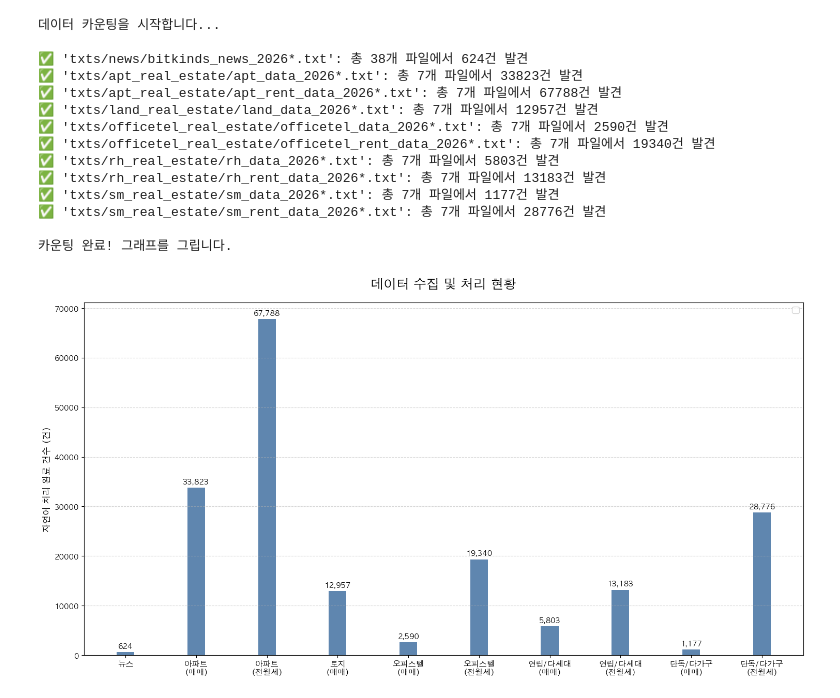
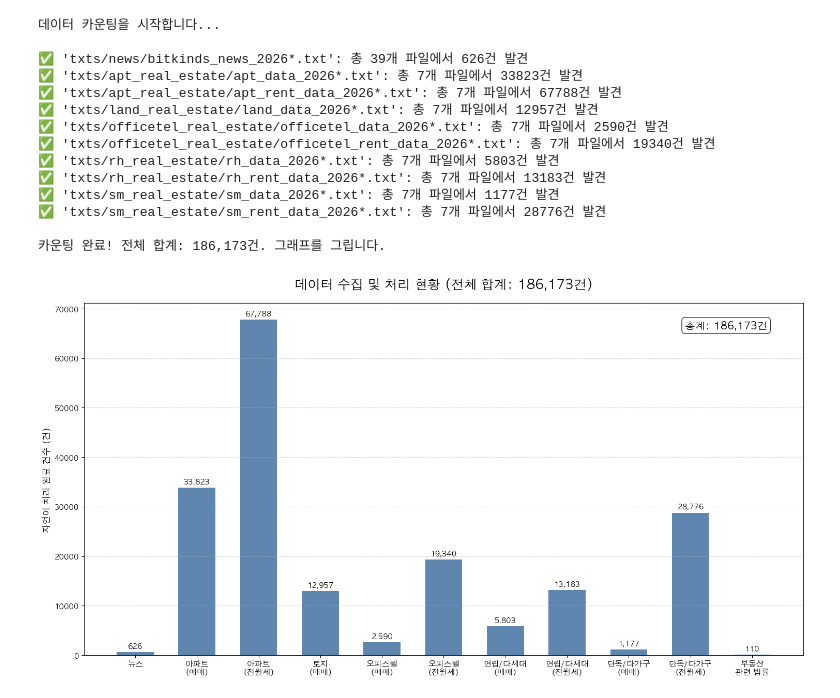
Before and after one commit to DaeBokkk/TODO, a Jupyter notebook: graph.ipynb, the cells around one changed output. Drawn from its saved outputs; the diff is of its cells as text; code cells hidden in the pictures.

```diff
--- a/graph.ipynb
+++ b/graph.ipynb
@@ -13,7 +13,6 @@ plt.rcParams['axes.unicode_minus'] = False # 마이너스 기호 깨짐 방지
 # 2. 여러 파일의 줄 수(데이터 건수)를 모두 합산하는 함수
 # -----------------------------------------------------------
 def count_lines_multiple_files(file_pattern):
-    # 패턴(예: apt_data_202601*.txt)과 일치하는 모든 파일 찾기
     matched_files = glob.glob(file_pattern)
 
     if not matched_files:
@@ -29,77 +28,86 @@ def count_lines_multiple_files(file_pattern):
     return total_lines
 
 # -----------------------------------------------------------
-# 3. 카테고리별 검색 패턴 매핑 (* 기호 활용)
-# 형태: '카테고리명': ('1월 파일 패턴', '2월 파일 패턴')
+# 3. 카테고리별 검색 패턴 매핑
 # -----------------------------------------------------------
 file_mapping = {
-    '뉴스': ('txts/news/bitkinds_news_2026*.txt'),
-    '아파트\n(매매)': ('txts/apt_real_estate/apt_data_2026*.txt'),
-    '아파트\n(전월세)': ('txts/apt_real_estate/apt_rent_data_2026*.txt'),
-    '토지\n(매매)': ('txts/land_real_estate/land_data_2026*.txt'),
-    '오피스텔\n(매매)': ('txts/officetel_real_estate/officetel_data_2026*.txt'),
-    '오피스텔\n(전월세)': ('txts/officetel_real_estate/officetel_rent_data_2026*.txt'),
-    '연립/다세대\n(매매)': ('txts/rh_real_estate/rh_data_2026*.txt'),
-    '연립/다세대\n(전월세)': ('txts/rh_real_estate/rh_rent_data_2026*.txt'),
-    '단독/다가구\n(매매)': ('txts/sm_real_estate/sm_data_2026*.txt'),
-    '단독/다가구\n(전월세)': ('txts/sm_real_estate/sm_rent_data_2026*.txt'),
+    '뉴스': 'txts/news/bitkinds_news_2026*.txt',
+    '아파트\n(매매)': 'txts/apt_real_estate/apt_data_2026*.txt',
+    '아파트\n(전월세)': 'txts/apt_real_estate/apt_rent_data_2026*.txt',
+    '토지\n(매매)': 'txts/land_real_estate/land_data_2026*.txt',
+    '오피스텔\n(매매)': 'txts/officetel_real_estate/officetel_data_2026*.txt',
+    '오피스텔\n(전월세)': 'txts/officetel_real_estate/officetel_rent_data_2026*.txt',
+    '연립/다세대\n(매매)': 'txts/rh_real_estate/rh_data_2026*.txt',
+    '연립/다세대\n(전월세)': 'txts/rh_real_estate/rh_rent_data_2026*.txt',
+    '단독/다가구\n(매매)': 'txts/sm_real_estate/sm_data_2026*.txt',
+    '단독/다가구\n(전월세)': 'txts/sm_real_estate/sm_rent_data_2026*.txt',
 }
 
 categories = list(file_mapping.keys())
 data = []
 
-# 설정한 패턴의 파일들을 모두 찾아 읽고 리스트에 담기
 print("데이터 카운팅을 시작합니다...\n")
-# 월단위로 나누지 않음
-for category, (pattern) in file_mapping.items():
+for category, pattern in file_mapping.items():
     count = count_lines_multiple_files(pattern)
     data.append(count)
-print("\n카운팅 완료! 그래프를 그립니다.")
+
+# --- [수정사항] 부동산 관련 법률 110건 수동 추가 ---
+categories.append('부동산\n관련 법률')
+data.append(110)
+
+# --- [수정사항] 전체 합계 계산 ---
+total_sum = sum(data)
+print(f"\n카운팅 완료! 전체 합계: {total_sum:,}건. 그래프를 그립니다.")
 
 # 4. 그래프 그리기
 # -----------------------------------------------------------
 x = np.arange(len(categories))
-width = 0.25
+width = 0.6 # 막대 너비 조정
 
 fig, ax = plt.subplots(figsize=(15, 8))
 
-rects1 = ax.bar(x, data, width, color='#4e79a7', alpha=0.9) # 부동산 관련 법률 110건 추가해줘
+rects1 = ax.bar(x, data, width, color='#4e79a7', alpha=0.9)
 
 # 5. 레이아웃 및 디자인 꾸미기
 # -----------------------------------------------------------
 ax.set_ylabel('자연어 처리 완료 건수 (건)', fontsize=12, fontweight='bold')
-ax.set_title('데이터 수집 및 처리 현황', fontsize=18, fontweight='bold', pad=20)
+# 제목에 전체 합계 표시
+ax.set_title(f'데이터 수집 및 처리 현황 (전체 합계: {total_sum:,}건)', fontsize=18, fontweight='bold', pad=20)
 ax.set_xticks(x)
 ax.set_xticklabels(categories, fontsize=11, fontweight='bold')
-ax.legend(fontsize=12)
 ax.grid(axis='y', linestyle='--', alpha=0.5)
+
+# 우측 상단에 합계 박스 추가
+ax.text(0.95, 0.95, f'총계: {total_sum:,}건', transform=ax.transAxes,
+        fontsize=14, fontweight='bold', verticalalignment='top', horizontalalignment='right',
+        bbox=dict(boxstyle='round', facecolor='white', alpha=0.8))
 
 def autolabel(rects):
     for rect in rects:
         height = rect.get_height()
         ax.annotate(f'{height:,}',
                     xy=(rect.get_x() + rect.get_width() / 2, height),
                     xytext=(0, 3),
                     textcoords="offset points",
                     ha='center', va='bottom', fontsize=10, fontweight='bold')
 
 autolabel(rects1)
 
 plt.tight_layout()
 plt.show()
 # %% [output]
 데이터 카운팅을 시작합니다...
 
-✅ 'txts/news/bitkinds_news_2026*.txt': 총 38개 파일에서 624건 발견
+✅ 'txts/news/bitkinds_news_2026*.txt': 총 39개 파일에서 626건 발견
 ✅ 'txts/apt_real_estate/apt_data_2026*.txt': 총 7개 파일에서 33823건 발견
 ✅ 'txts/apt_real_estate/apt_rent_data_2026*.txt': 총 7개 파일에서 67788건 발견
 ✅ 'txts/land_real_estate/land_data_2026*.txt': 총 7개 파일에서 12957건 발견
 ✅ 'txts/officetel_real_estate/officetel_data_2026*.txt': 총 7개 파일에서 2590건 발견
 ✅ 'txts/officetel_real_estate/officetel_rent_data_2026*.txt': 총 7개 파일에서 19340건 발견
 ✅ 'txts/rh_real_estate/rh_data_2026*.txt': 총 7개 파일에서 5803건 발견
 ✅ 'txts/rh_real_estate/rh_rent_data_2026*.txt': 총 7개 파일에서 13183건 발견
 ✅ 'txts/sm_real_estate/sm_data_2026*.txt': 총 7개 파일에서 1177건 발견
 ✅ 'txts/sm_real_estate/sm_rent_data_2026*.txt': 총 7개 파일에서 28776건 발견
 
-카운팅 완료! 그래프를 그립니다.
+카운팅 완료! 전체 합계: 186,173건. 그래프를 그립니다.
-[figure, old version]
+[figure, new version]
```
